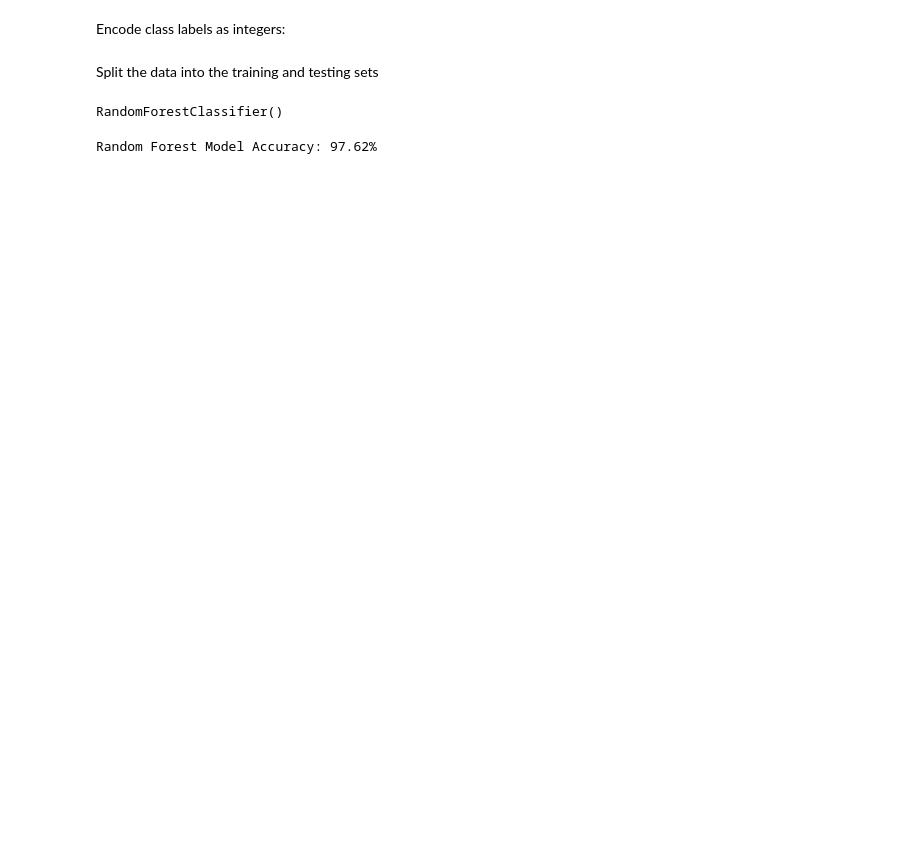
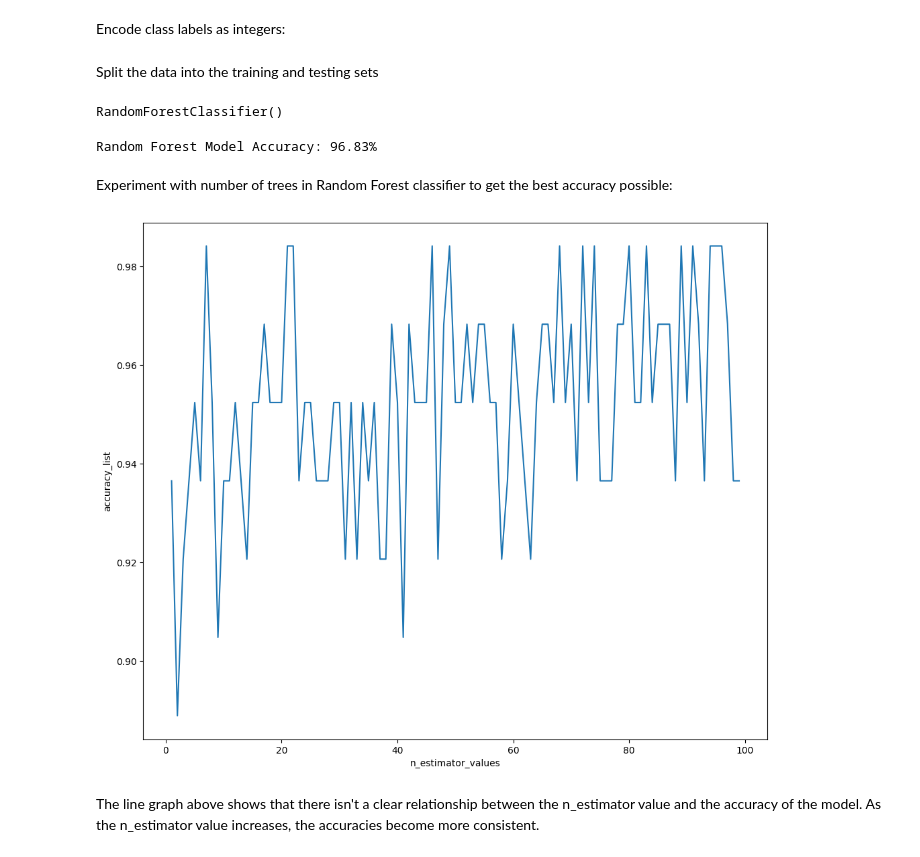
Before and after one commit to kaylamasson/CM3151-machine-learning-kaylamasson, a Jupyter notebook: seeds_classification.ipynb, the cells around one changed output. Cells and saved outputs as stored; diff of their text form; code cells hidden in the pictures; blank space fills up the shorter version.

```diff
--- a/seeds_classification.ipynb
+++ b/seeds_classification.ipynb
@@ -336,7 +321,7 @@ Split the data into the training and testing sets
 # %%
 from sklearn .model_selection import train_test_split
 
-X_train, X_test, y_train, y_test = train_test_split(X, y_encoded, test_size=0.2, random_state=15)
+X_train, X_test, y_train, y_test = train_test_split(X, y_encoded, test_size=0.3, random_state=15)
 # %%
 from sklearn.ensemble import RandomForestClassifier
 
@@ -355,4 +340,30 @@ from sklearn.metrics import accuracy_score
 accuracy = accuracy_score(y_test, rf_predictions)
 print(f'Random Forest Model Accuracy: {np.round(accuracy * 100, 2)}%')
 # %% [output]
-Random Forest Model Accuracy: 97.62%
+Random Forest Model Accuracy: 96.83%
+# %% [markdown]
+Experiment with number of trees in Random Forest classifier to get the best accuracy possible:
+# %%
+n_estimator_values = list(range(1,100))
+
+accuracy_list = []
+
+for value in n_estimator_values:
+    rf = RandomForestClassifier(n_estimators=n_estimator_values[value-1])
+    rf.fit(X_train, y_train)
+    predictions = rf.predict(X_test)
+    accuracy = accuracy_score(y_test, predictions)
+    accuracy_list.append(accuracy)
+
+
+n_estimator_accuracy = list(zip(n_estimator_values, accuracy_list))
+# %%
+results = pd.DataFrame(data=n_estimator_accuracy, columns=['n_estimator_values','accuracy_list'])
+
+plt.figure(figsize=(12,10))
+
+ax = sns.lineplot(data=results, x='n_estimator_values', y='accuracy_list',markers='o')
+# %% [output]
+[figure, added]
+# %% [markdown]
+The line graph above shows that there isn't a clear relationship between the n_estimator value and the accuracy of the model. As the n_estimator value increases, the accuracies become more consistent.
```
Also changed, not shown: parts of 5 cells of this notebook.
